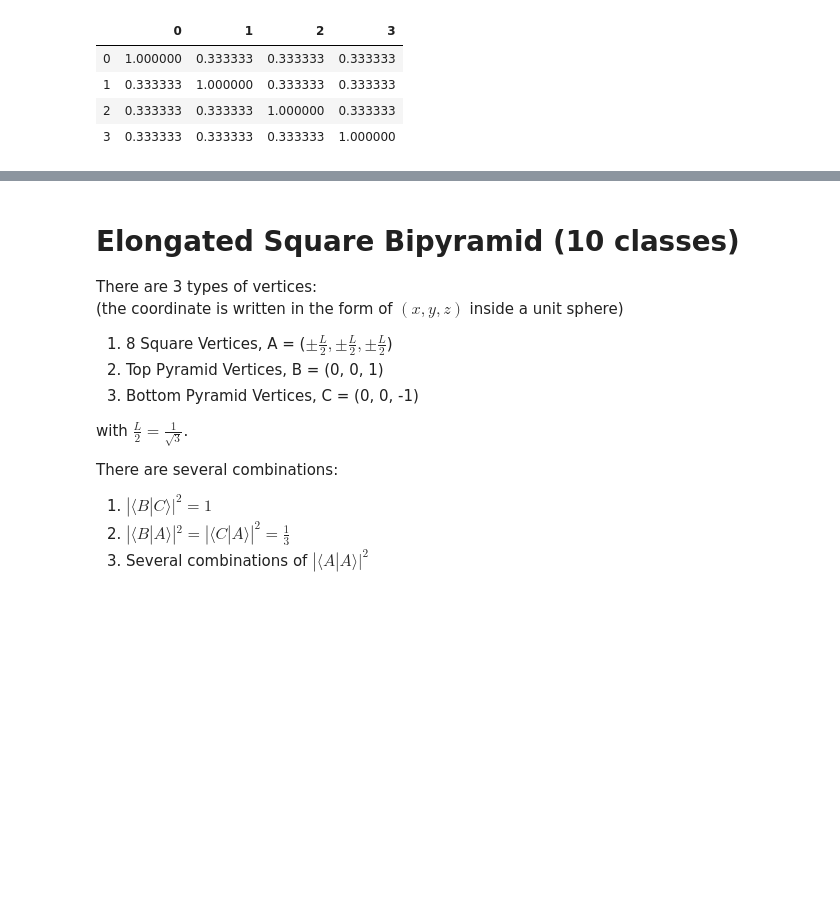
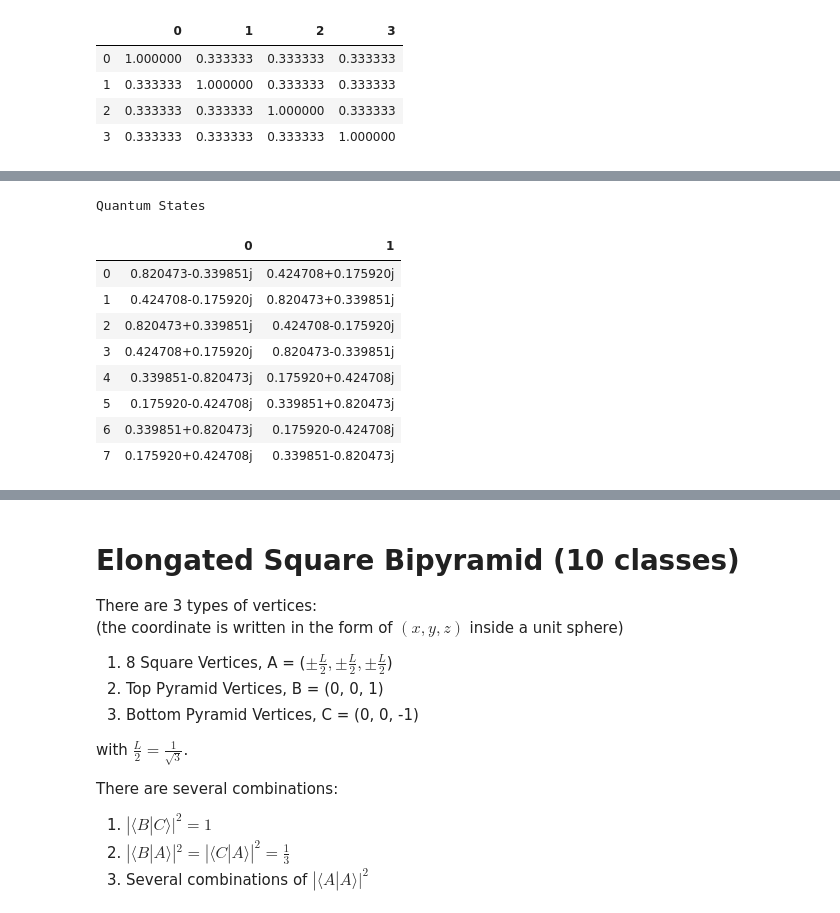
Before and after one commit to ericardomuten/quantum_image_classifier, a Jupyter notebook: Tools/Geometric Class Hermitian Observable Calculation.ipynb, the cells around one changed output, grey strips where cells are left out. Saved outputs shown, nothing was run; the diff lists cells and outputs as text; code cells hidden in the pictures; blank space fills up the shorter version.

```diff
--- a/Tools/Geometric Class Hermitian Observable Calculation.ipynb
+++ b/Tools/Geometric Class Hermitian Observable Calculation.ipynb
@@ -176,0 +279,18 @@ Class True Labels
+# %%
+# quantum states of the vertices
+
+# saving the numpy array to txt
+np.savetxt("./square_states.txt", square_states)
+print("Quantum States")
+pd.DataFrame(square_states)
+# %% [output]
+Quantum States
+|  | 0 | 1 |
+| 0 | 0.820473-0.339851j | 0.424708+0.175920j |
+| 1 | 0.424708-0.175920j | 0.820473+0.339851j |
+| 2 | 0.820473+0.339851j | 0.424708-0.175920j |
+| 3 | 0.424708+0.175920j | 0.820473-0.339851j |
+| 4 | 0.339851-0.820473j | 0.175920+0.424708j |
+| 5 | 0.175920-0.424708j | 0.339851+0.820473j |
+| 6 | 0.339851+0.820473j | 0.175920-0.424708j |
+| 7 | 0.175920+0.424708j | 0.339851-0.820473j |
```
Also changed, not shown: parts of 6 cells of this notebook, 5 other files.
